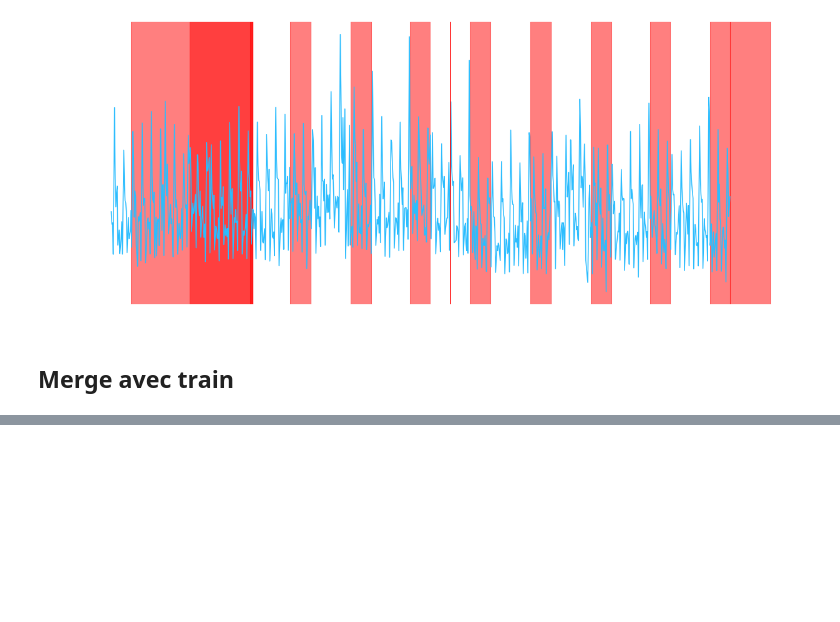
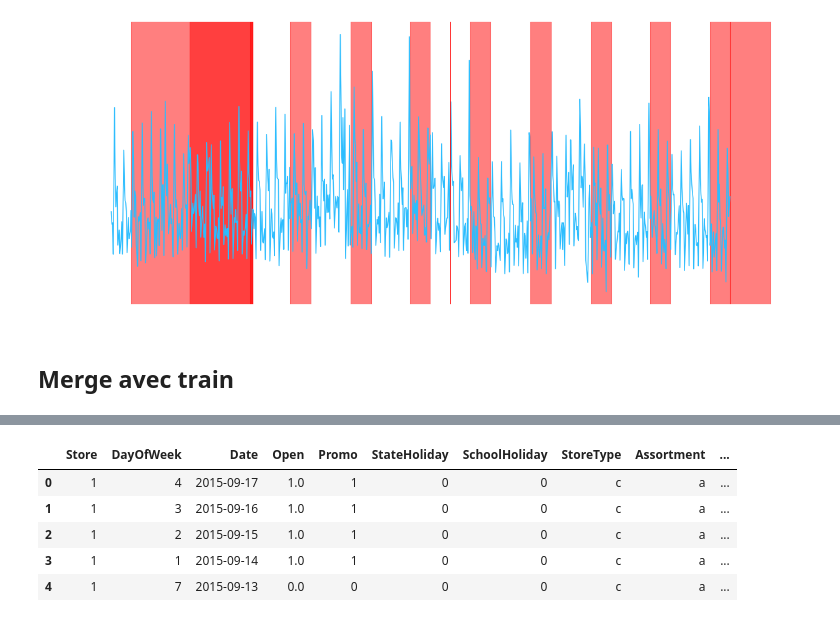
Before and after one commit to Dark2003fire/ML-Business-Case-Project, a Jupyter notebook: notebooks/DataEngineering.ipynb, the cells around one changed output, grey strips where cells are left out. Saved outputs shown, nothing was run; the diff lists cells and outputs as text; code cells hidden in the pictures; blank space fills up the shorter version.

```diff
--- a/notebooks/DataEngineering.ipynb
+++ b/notebooks/DataEngineering.ipynb
@@ -384,0 +422,17 @@ train_data
+# %%
+test_data['Date'] = pd.to_datetime(test_data['Date'])
+test_data['Promo2Since'] = pd.to_datetime(test_data['Promo2Since'])
+test_data['CompetitionSince'] = pd.to_datetime(test_data['CompetitionSince'])
+# %%
+test_data['CompetitionSince(Days)'] = (test_data['Date'] - test_data['CompetitionSince']).apply(lambda x: x.days)
+test_data['PromoSince(Days)'] = (test_data['Date'] - test_data['Promo2Since']).apply(lambda x: x.days)
+# %%
+test_data.drop(columns=['CompetitionSince', 'Promo2Since'], inplace=True)
+test_data.head()
+# %% [output]
+|  | Store | DayOfWeek | Date | Open | Promo | StateHoliday | SchoolHoliday | StoreType | Assortment | ... |
+| 0 | 1 | 4 | 2015-09-17 | 1.0 | 1 | 0 | 0 | c | a | ... |
+| 1 | 1 | 3 | 2015-09-16 | 1.0 | 1 | 0 | 0 | c | a | ... |
+| 2 | 1 | 2 | 2015-09-15 | 1.0 | 1 | 0 | 0 | c | a | ... |
+| 3 | 1 | 1 | 2015-09-14 | 1.0 | 1 | 0 | 0 | c | a | ... |
+| 4 | 1 | 7 | 2015-09-13 | 0.0 | 0 | 0 | 0 | c | a | ... |
```
Also changed, not shown: parts of 21 cells of this notebook.
